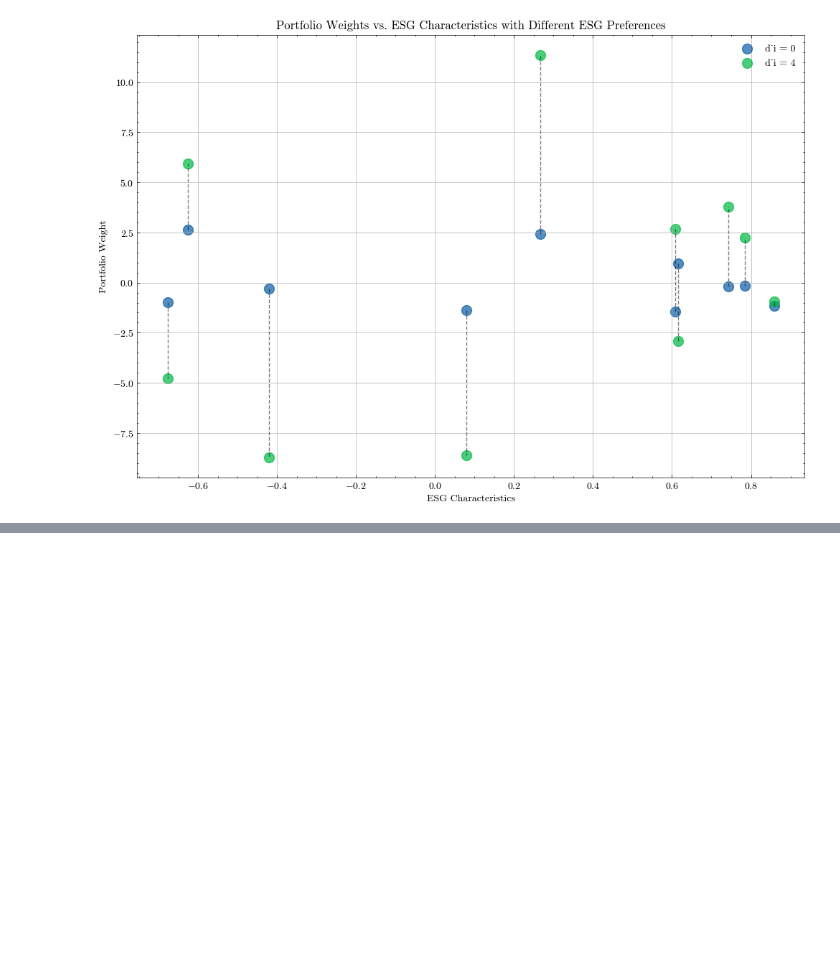
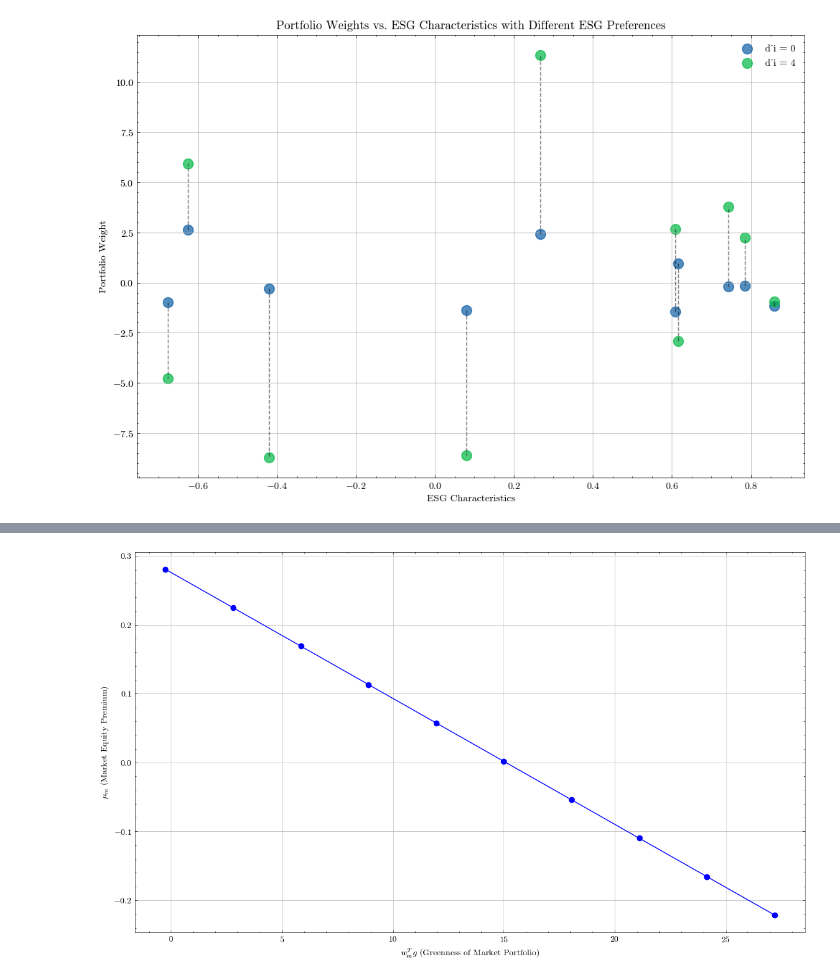
Before and after one commit to tlorans/climateriskassetpricing, a Jupyter notebook: codes/chapter2.ipynb, the cells around one changed output, grey strips where cells are left out. Saved outputs shown, nothing was run; the diff lists cells and outputs as text; code cells hidden in the pictures; blank space fills up the shorter version.

```diff
--- a/codes/chapter2.ipynb
+++ b/codes/chapter2.ipynb
@@ -119,0 +178,58 @@ plt.show()
+# %%
+import numpy as np
+import matplotlib.pyplot as plt
+
+# Define specific parameters for 10 assets
+num_assets = 10
+mu = np.array([0.15, 0.10, 0.12, 0.08, 0.09, 0.11, 0.14, 0.07, 0.13, 0.06])  # Expected returns
+Sigma = np.array([
+    [0.1, 0.01, 0.02, 0.01, 0.02, 0.01, 0.02, 0.01, 0.02, 0.01],
+    [0.01, 0.1, 0.01, 0.02, 0.01, 0.02, 0.01, 0.02, 0.01, 0.02],
+    [0.02, 0.01, 0.1, 0.01, 0.02, 0.01, 0.02, 0.01, 0.02, 0.01],
+    [0.01, 0.02, 0.01, 0.1, 0.01, 0.02, 0.01, 0.02, 0.01, 0.02],
+    [0.02, 0.01, 0.02, 0.01, 0.1, 0.01, 0.02, 0.01, 0.02, 0.01],
+    [0.01, 0.02, 0.01, 0.02, 0.01, 0.1, 0.01, 0.02, 0.01, 0.02],
+    [0.02, 0.01, 0.02, 0.01, 0.02, 0.01, 0.1, 0.01, 0.02, 0.01],
+    [0.01, 0.02, 0.01, 0.02, 0.01, 0.02, 0.01, 0.1, 0.01, 0.02],
+    [0.02, 0.01, 0.02, 0.01, 0.02, 0.01, 0.02, 0.01, 0.1, 0.01],
+    [0.01, 0.02, 0.01, 0.02, 0.01, 0.02, 0.01, 0.02, 0.01, 0.1]
+])  # Covariance matrix
+g = np.array([-0.8, 0.9, -0.6, 0.7, -0.4, 0.5, -0.3, 0.6, -0.2, 0.4])  # ESG characteristics
+
+a = 2  # Risk aversion coefficient
+bar_d_values = np.linspace(0, 4, 10)  # Range of values for the wealth-weighted mean of ESG tastes
+
+# Calculate the inverse of the covariance matrix
+Sigma_inv = np.linalg.inv(Sigma)
+
+# Define the function to calculate the market portfolio weights
+def market_portfolio_weights(a, bar_d):
+    term1 = (1 / a) * Sigma_inv.dot(mu)
+    term2 = (1 / a**2) * Sigma_inv.dot(g) * bar_d
+    w_m = term1 + term2
+    return w_m
+
+# Generate market portfolio weights and calculate mu_m for different bar_d values
+mu_m_values = []
+w_m_dot_g_values = []
+
+for bar_d in bar_d_values:
+    w_m = market_portfolio_weights(a, bar_d)
+    sigma_m2 = w_m.T.dot(Sigma).dot(w_m)
+    w_m_dot_g = w_m.T.dot(g)
+    mu_m = a * sigma_m2 - (bar_d / a) * w_m_dot_g
+    mu_m_values.append(mu_m)
+    w_m_dot_g_values.append(w_m_dot_g)
+
+# Plot the market equity premium mu_m versus w_m^T g
+plt.figure(figsize=(14, 8))
+plt.plot(w_m_dot_g_values, mu_m_values, marker='o', linestyle='-', color='b')
+
+plt.xlabel('$w_m^T g$ (Greenness of Market Portfolio)')
+plt.ylabel('$\mu_m$ (Market Equity Premium)')
+# plt.title('Relationship between Market Equity Premium and Greenness of Market Portfolio')
+plt.grid(True)
+plt.savefig('../images/chapter02/market_equity_premium_vs_greenness.png', dpi=300)
+plt.show()
+# %% [output]
+[figure, added]
```
Also changed, not shown: parts of 3 cells of this notebook, 11 other files.
